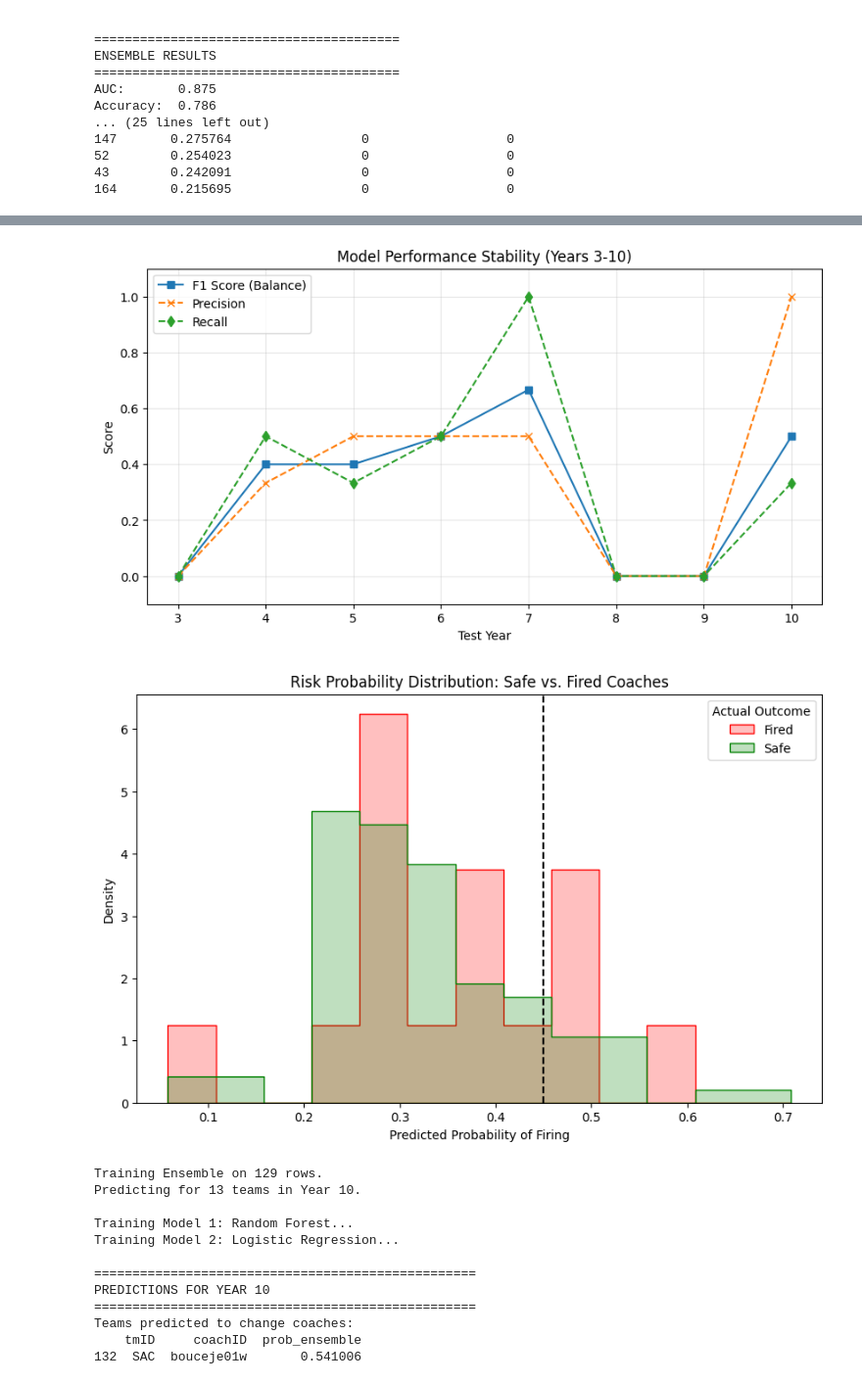
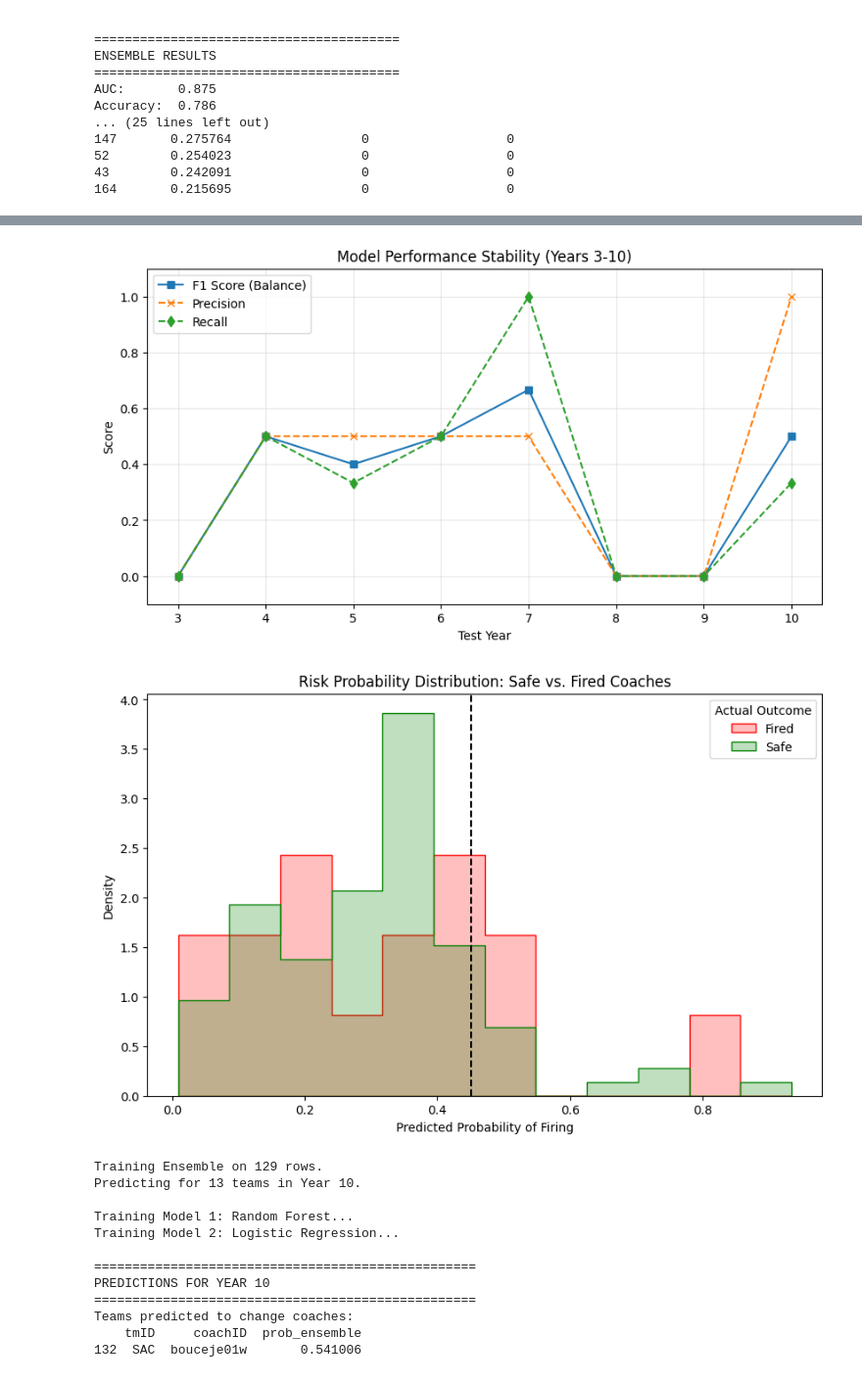
Before and after one commit to torradoov/Data_Mining-WNBA, a Jupyter notebook: 04_b)_coach_prediction.ipynb, the cells around one changed output, grey strips where cells are left out. Shown: that part at 98% size. Saved outputs shown, nothing was run; the diff lists cells and outputs as text; code cells hidden in the pictures.

Commit message:
Voting

```diff
--- a/04_b)_coach_prediction.ipynb
+++ b/04_b)_coach_prediction.ipynb
@@ -736,52 +736,60 @@ for year in years_to_test:
 
     if len(test) == 0: continue
 
-    X_train, y_train = train[features], train[target]
-    X_test, y_test = test[features], test[target]
+    X_train = train[features]
+    y_train = train[target]
+    X_test = test[features]
+    y_test = test[target]
+
+    scaler = StandardScaler()
+    X_train_scaled = scaler.fit_transform(X_train)
+    X_test_scaled = scaler.transform(X_test)
 
     # Model 1: Random Forest
     rf_model = RandomForestClassifier(
-        n_estimators=200,
+        n_estimators=300,
         max_depth=5,
-        random_state=42,
-        class_weight="balanced"
+        random_state=42
     )
-    rf_model.fit(X_train, y_train)
-    probs_rf = rf_model.predict_proba(X_test)[:, 1]
 
     # Model 2: Logistic Regression
-    pipeline = Pipeline([
-        ('scaler', StandardScaler()),
-        ('logreg', LogisticRegression(solver='liblinear', random_state=42))
-    ])
+    lr_model = LogisticRegression(
+        solver='liblinear',
+        C=1.0,
+        class_weight={0: 1, 1: 5},
+        random_state=42
+    )
 
-    param_grid = {
-        'logreg__class_weight': ['balanced', {0: 1, 1: 3}, {0: 1, 1: 4}], # 1:10 is "Super Paranoid"
-        'logreg__C': [0.01, 0.1, 1, 10],
-        'logreg__penalty': ['l1', 'l2']
-    }
+    # Model 3: Gradient Boosting
+    gb_model = GradientBoostingClassifier(
+        n_estimators=150,
+        learning_rate=0.1,
+        max_depth=3
+    )
 
-    lr_model = GridSearchCV(
-        pipeline,
-        param_grid,
-        cv=5,
-        scoring='f1',
-        n_jobs=-1,
-        verbose=0
+    # Voting Classifier Ensemble
+    ensemble = VotingClassifier(
+        estimators=[
+            ('rf', rf_model),
+            ('lr', lr_model),
+            ('gb', gb_model)
+        ],
+        voting='soft',
+        weights=[1, 1, 1]
     )
-    lr_model.fit(X_train, y_train)
-    probs_lr = lr_model.predict_proba(X_test)[:, 1]
 
-    # Ensemble
-    #final_probs = probs_rf
-    #final_probs = probs_lr
-    final_probs = (probs_rf + probs_lr) / 2
-    #final_probs = np.maximum(probs_rf, probs_lr)
+    weights = compute_sample_weight(class_weight='balanced', y=y_train)
+
+    ensemble.fit(X_train_scaled, y_train, sample_weight=weights)
+
 
     # Store predictions
+
     test_data = test.copy()
+    final_probs = ensemble.predict_proba(X_test_scaled)[:, 1]
     test_data["prob_ensemble"] = final_probs
-    threshold = 0.44
+    threshold = 0.45
+
     test_data["pred_class"] = (final_probs > threshold).astype(int)
     all_test_data = pd.concat([all_test_data, test_data])
 
@@ -874,5 +881,5 @@ Detailed Results:
-[figure, old version]
+[figure, new version]
-[figure, old version]
+[figure, new version]
 # %%
 # ===============================================================
 # COACH CHANGE PREDICTION — VOTING CLASSIFIER
```
Also changed, not shown: parts of 1 cell of this notebook.
